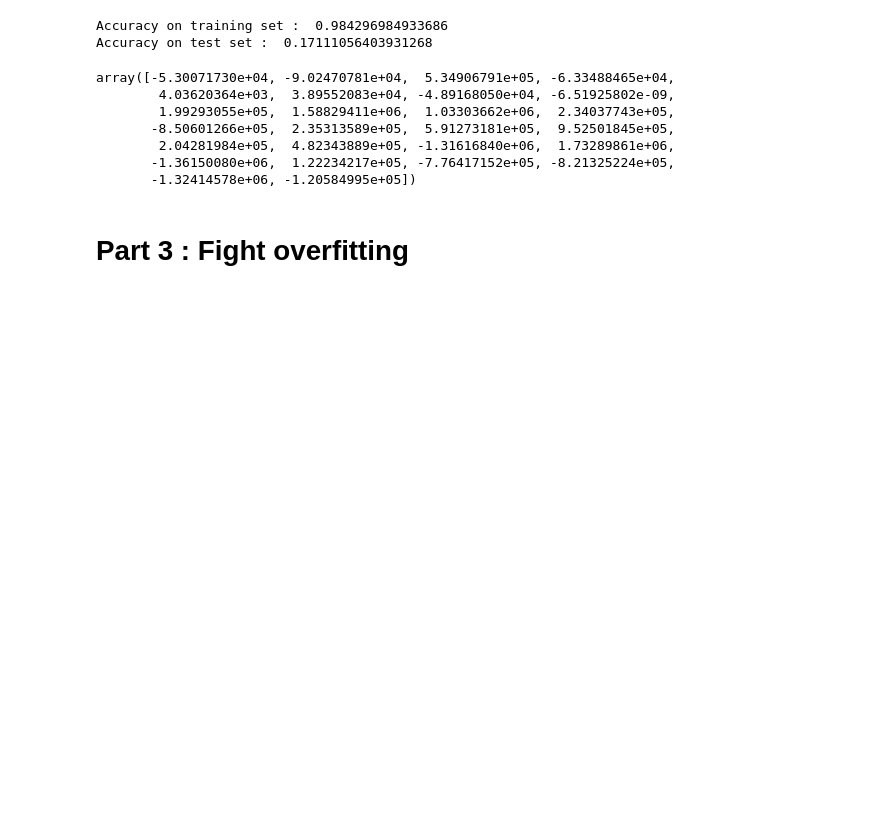
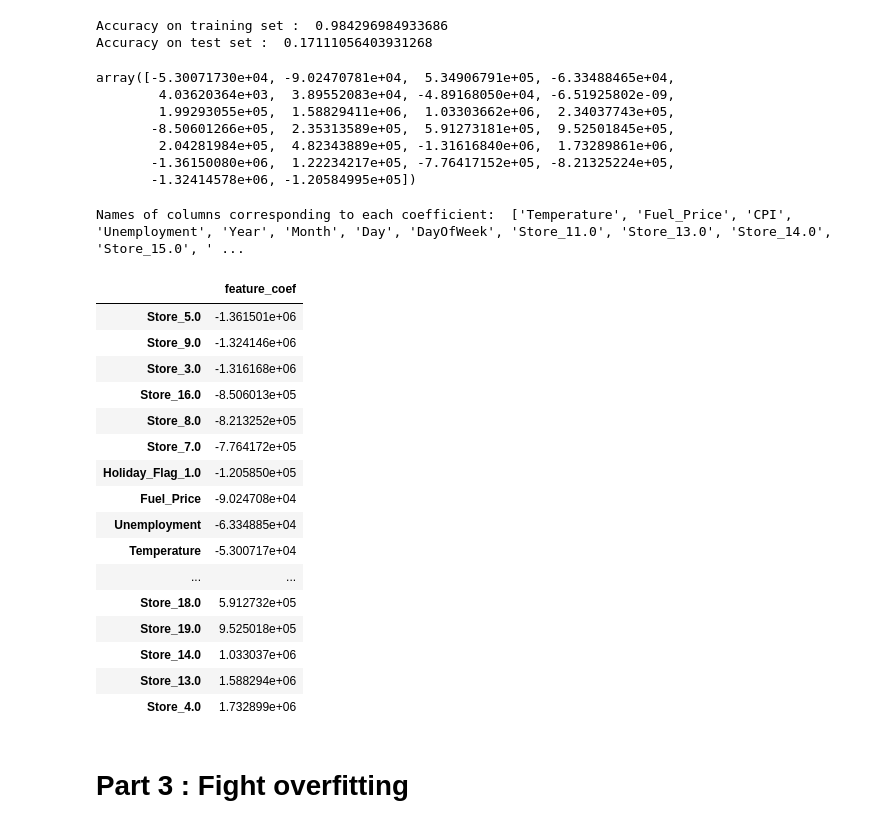
Before and after one commit to Stylomines/walmart_sales, a Jupyter notebook: walmart_project.ipynb, the cells around one changed output. Cells and saved outputs as stored; diff of their text form; code cells hidden in the pictures; blank space fills up the shorter version.

```diff
--- a/walmart_project.ipynb
+++ b/walmart_project.ipynb
@@ -378,3 +383,38 @@ array([-5.30071730e+04, -9.02470781e+04,  5.34906791e+05, -6.33488465e+04,
         2.04281984e+05,  4.82343889e+05, -1.31616840e+06,  1.73289861e+06,
        -1.36150080e+06,  1.22234217e+05, -7.76417152e+05, -8.21325224e+05,
        -1.32414578e+06, -1.20584995e+05])
+# %%
+column_names = []
+for name, step, features_list in preprocessor.transformers_: # loop over steps of ColumnTransformer
+    if name == 'num': # if pipeline is for numeric variables
+        features = features_list # just get the names of columns to which it has been applied
+    else: # if pipeline is for categorical variables
+        features = step.get_feature_names_out() # get output columns names from OneHotEncoder
+    column_names.extend(features) # concatenate features names
+
+print("Names of columns corresponding to each coefficient: ", column_names)
+# %% [output]
+Names of columns corresponding to each coefficient:  ['Temperature', 'Fuel_Price', 'CPI', 'Unemployment', 'Year', 'Month', 'Day', 'DayOfWeek', 'Store_11.0', 'Store_13.0', 'Store_14.0', 'Store_15.0', ' ...
+# %%
+# Create a pandas DataFrame
+feature_coefficients = pd.DataFrame(index = column_names, data = model.coef_, columns=["feature_coef"])
+feature_coefficients = feature_coefficients.sort_values(by = 'feature_coef')
+feature_coefficients
+# %% [output]
+|  | feature_coef |
+| Store_5.0 | -1.361501e+06 |
+| Store_9.0 | -1.324146e+06 |
+| Store_3.0 | -1.316168e+06 |
+| Store_16.0 | -8.506013e+05 |
+| Store_8.0 | -8.213252e+05 |
+| Store_7.0 | -7.764172e+05 |
+| Holiday_Flag_1.0 | -1.205850e+05 |
+| Fuel_Price | -9.024708e+04 |
+| Unemployment | -6.334885e+04 |
+| Temperature | -5.300717e+04 |
+| ... | ... |
+| Store_18.0 | 5.912732e+05 |
+| Store_19.0 | 9.525018e+05 |
+| Store_14.0 | 1.033037e+06 |
+| Store_13.0 | 1.588294e+06 |
+| Store_4.0 | 1.732899e+06 |
```
Also changed, not shown: parts of 10 cells of this notebook.
